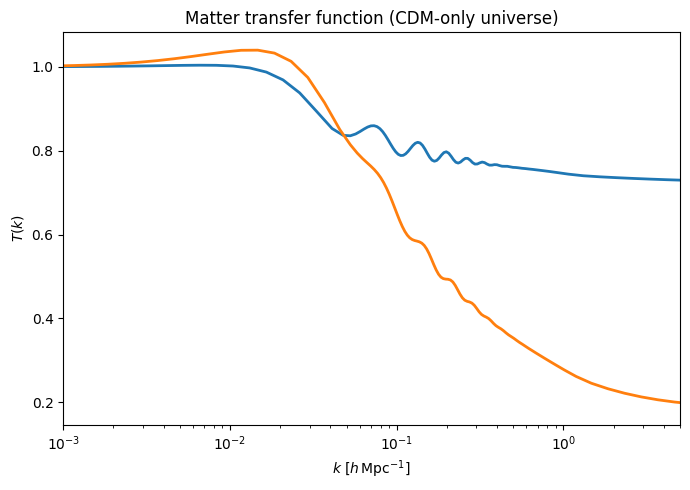
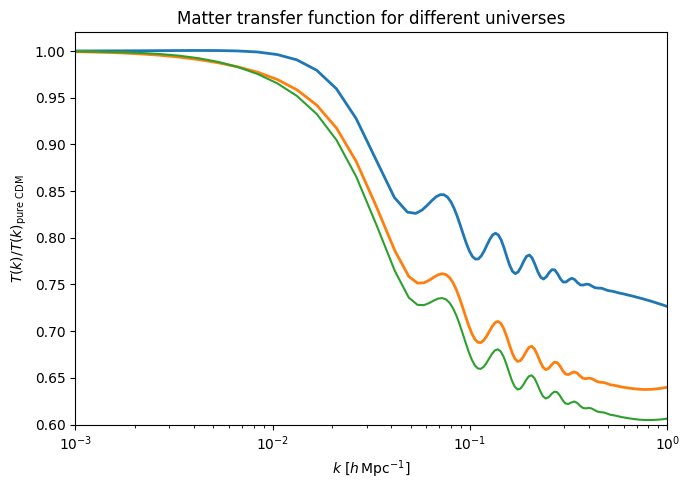
Code edit (unified diff) that turned the first committed figure into the second:
--- before
+++ after
@@ -1,4 +1,5 @@
 # Total matter transfer function at z=0
 tk_cdm = cosmo_cdm.get_transfer(z=0)
+print(tk_cdm.keys())
 ks_cdm = tk_cdm["k (h/Mpc)"]           
 dtot_cdm = tk_cdm["d_tot"]     
@@ -8,7 +9,12 @@
 dtot_b_cdm = tk_b_cdm["d_tot"]     
 
-tk_ncdm_cdm = cosmo_ncdm_cdm.get_transfer(z=0)
-ks_ncdm_cdm = tk_ncdm_cdm["k (h/Mpc)"]           
-dtot_ncdm_cdm = tk_ncdm_cdm["d_tot"]  
+tk_nu_b_cdm = cosmo_nu_b_cdm.get_transfer(z=0)
+ks_nu_b_cdm = tk_nu_b_cdm["k (h/Mpc)"]           
+dtot_nu_b_cdm = tk_nu_b_cdm["d_tot"]
+
+
+tk_nu2_b_cdm = cosmo_nu2_b_cdm.get_transfer(z=0)
+ks_nu2_b_cdm = tk_nu2_b_cdm["k (h/Mpc)"]           
+dtot_nu2_b_cdm = tk_nu2_b_cdm["d_tot"]  
 
 #??
@@ -20,6 +26,9 @@
 T_b_cdm /= T_b_cdm[0] # normalize to 1 for the matter era entries
 
-T_ncdm_cdm = np.abs(dtot_ncdm_cdm) / ks_ncdm_cdm**2 # on large scales delta_m ~ k^2 * T(k), so define T(k) = delta_m / k^2
-T_ncdm_cdm /= T_ncdm_cdm[0] # normalize to 1 for the matter era entries
+T_nu_b_cdm = np.abs(dtot_nu_b_cdm) / ks_nu_b_cdm**2 # on large scales delta_m ~ k^2 * T(k), so define T(k) = delta_m / k^2
+T_nu_b_cdm /= T_nu_b_cdm[0] # normalize to 1 for the matter era entries
+
+T_nu2_b_cdm = np.abs(dtot_nu2_b_cdm) / ks_nu2_b_cdm**2 # on large scales delta_m ~ k^2 * T(k), so define T(k) = delta_m / k^2
+T_nu2_b_cdm /= T_nu2_b_cdm[0] # normalize to 1 for the matter era entries
 
 
@@ -29,9 +38,11 @@
 plt.xscale("log")
 plt.plot(ks_b_cdm, T_b_cdm / T_cdm, lw=2)
-plt.plot(ks_ncdm_cdm, T_ncdm_cdm / T_cdm, lw=2)
-plt.xlim(1e-3, 5)
+plt.plot(ks_nu_b_cdm, T_nu_b_cdm / T_cdm, lw=2)
+plt.plot(ks_nu2_b_cdm, T_nu2_b_cdm / T_cdm)
+plt.xlim(1e-3, 1)
+plt.ylim(0.6, 1.02)
 plt.xlabel(r"$k \ [h\,\mathrm{Mpc}^{-1}]$")
-plt.ylabel(r"$T(k)$")
-plt.title("Matter transfer function (CDM-only universe)")
+plt.ylabel(r"$T(k) / T(k)_{\text{pure CDM}}$")
+plt.title("Matter transfer function for different universes")
 plt.tight_layout()
 plt.show()

Commit: code neutrino_transfer_fxn.ipynb